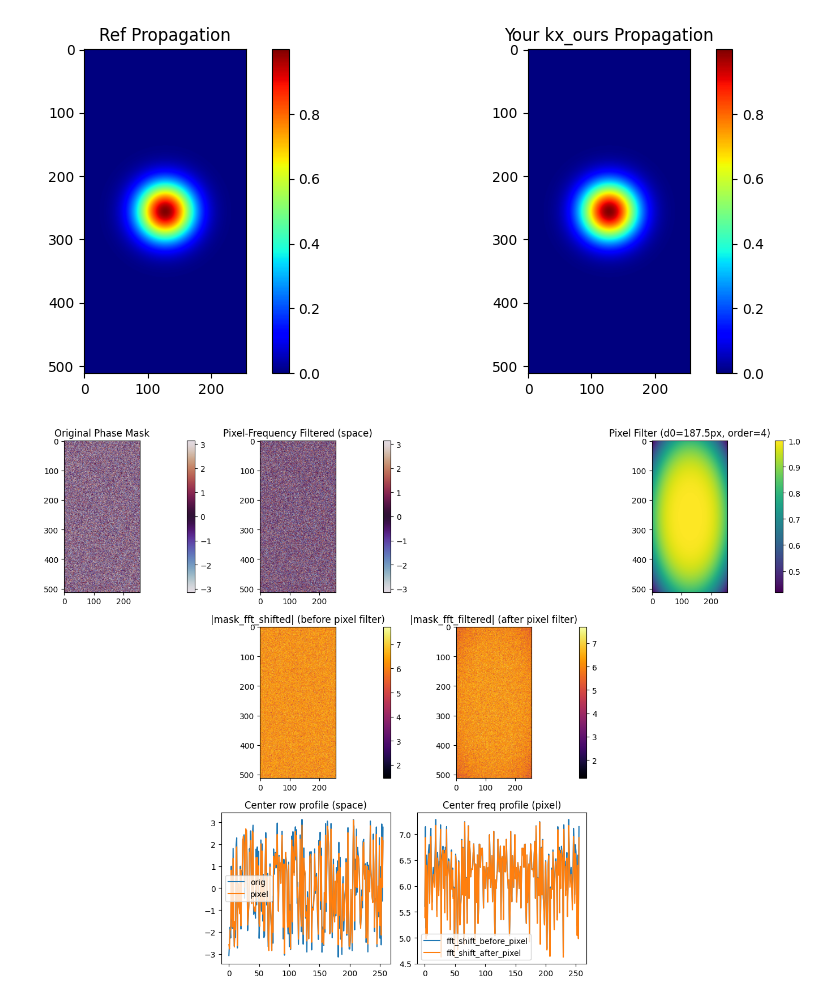
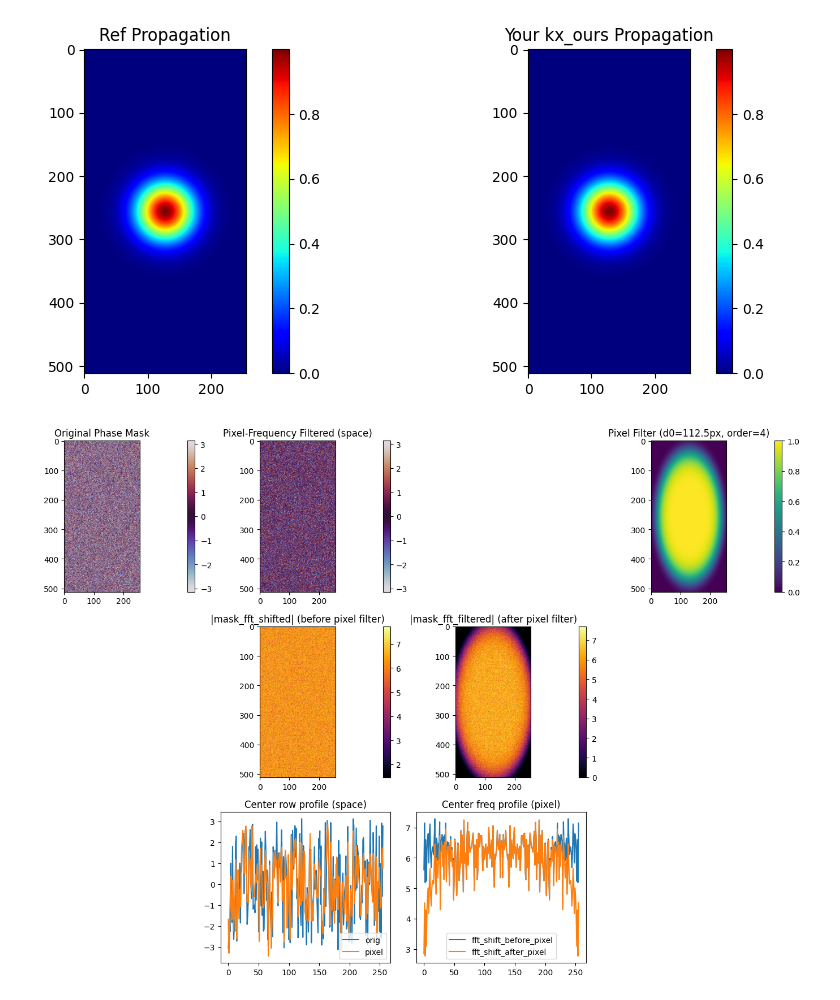
Before and after one commit to zlw1225/MPLC_CUDA, a Jupyter notebook: Untitled (1).ipynb, the cells around one changed output. Saved outputs shown, nothing was run; the diff lists cells and outputs as text; code cells hidden in the pictures.

```diff
--- a/Untitled (1).ipynb
+++ b/Untitled (1).ipynb
@@ -879,6 +870,7 @@ plt.show()
 # %% [output]
 [figure]
 # %%
+#滤波相位掩模
 import torch
 import numpy as np
 import matplotlib.pyplot as plt
@@ -895,7 +887,7 @@ torch.manual_seed(0)
 phase_mask = torch.rand((Ny, Nx), dtype=torch.float32, device=device) * 2 * np.pi - np.pi
 
 # 超高斯参数
-d0_pixels = 1.25*150              # d0 用像素为单位（水平方向宽度）
+d0_pixels = 0.75*150              # d0 用像素为单位（水平方向宽度）
 order = 4                    # 超高斯阶数
 d0y_pixels = d0_pixels * (Ny / Nx)   # 竖向按 Ny/Nx 缩放
 
@@ -985,31 +977,31 @@ plt.title("|mask_fft_shifted| (before pixel filter)")
 plt.colorbar(fraction=0.045)
 plt.axis('image')
 plt.subplot(3, 4, 7)
 plt.imshow(torch.log1p(torch.abs(Ffilt_pixel)).cpu(), cmap='inferno', aspect='auto')
 plt.title("|mask_fft_filtered| (after pixel filter)")
 plt.colorbar(fraction=0.045)
 plt.axis('image')
 
 
 # 中心剖面对比（横向）
 center_row = Ny // 2
 plt.subplot(3, 4, 10)
 plt.plot(phase_mask.cpu()[center_row, :].numpy(), label='orig')
 plt.plot(mask_pixel.cpu()[center_row, :].numpy(), label='pixel')
 
 plt.legend()
 plt.title("Center row profile (space)")
 
 # 中心频谱剖面（对比）
 cx = Nx // 2
 plt.subplot(3, 4, 11)
 plt.plot(torch.log1p(torch.abs(Fshift_pixel)).cpu()[center_row, :].numpy(), label='fft_shift_before_pixel')
 plt.plot(torch.log1p(torch.abs(Ffilt_pixel)).cpu()[center_row, :].numpy(), label='fft_shift_after_pixel')
 plt.legend()
 plt.title("Center freq profile (pixel)")
 
 
 plt.tight_layout()
 plt.show()
 # %% [output]
-[figure, old version]
+[figure, new version]
```
Also changed, not shown: parts of 7 cells of this notebook, 3 other files.
